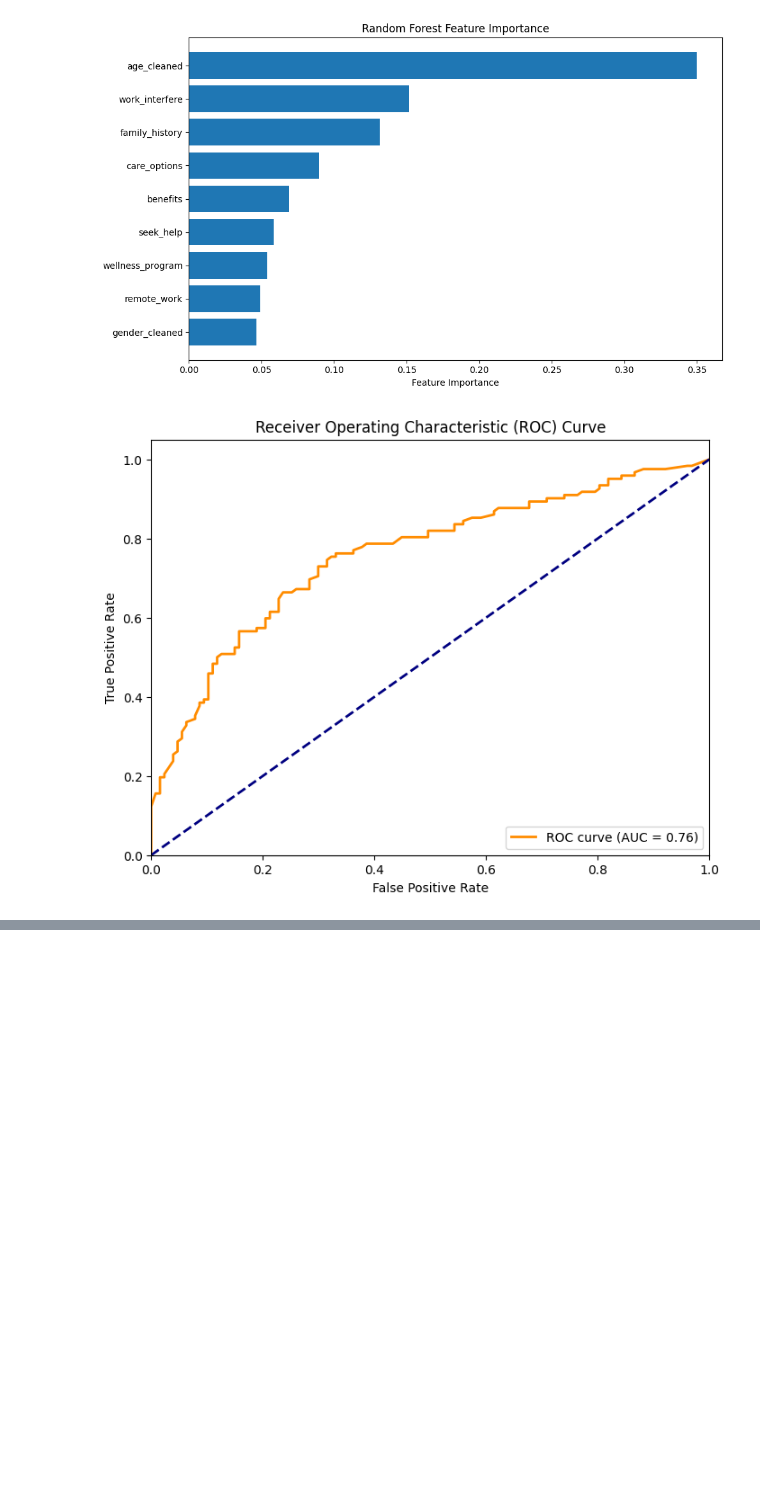
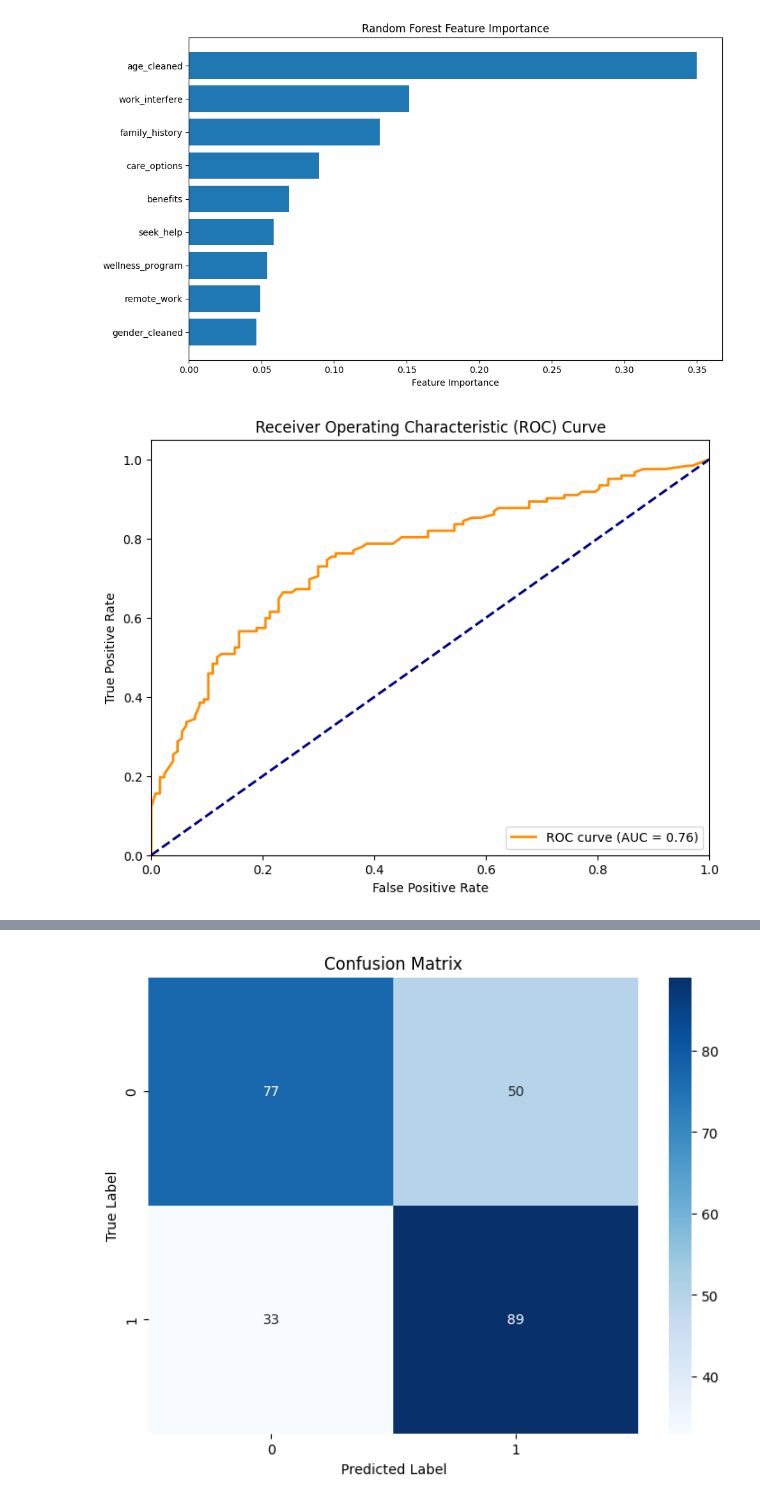
Before and after one commit to jxhangithub/master-machine-learning-engineer, a Jupyter notebook: basic_models/Classification1.ipynb, the cells around one changed output, grey strips where cells are left out. Cells and saved outputs as stored; diff of their text form; code cells hidden in the pictures; blank space fills up the shorter version.

```diff
--- a/basic_models/Classification1.ipynb
+++ b/basic_models/Classification1.ipynb
@@ -1278,7 +1278,7 @@ def prepare_data(df):
     # Select features
     features = ['age_cleaned', 'gender_cleaned', 'family_history',
                'work_interfere', 'remote_work', 'benefits',
-               'care_options', 'wellness_program', 'seek_help']
+               'care_options', 'wellness_program', 'seek_help', 'anonymity']
 
     # Create X (features) and y (target) - make copies to avoid warnings
     X = df_copy[features].copy()
@@ -1562,0 +1566,79 @@ weighted avg       0.71      0.70      0.70       249
+# %%
+# Import necessary libraries
+from xgboost import XGBClassifier
+from sklearn.model_selection import train_test_split
+from sklearn.metrics import accuracy_score, confusion_matrix, classification_report
+from sklearn.preprocessing import StandardScaler
+import matplotlib.pyplot as plt
+import seaborn as sns
+import numpy as np
+
+# Assuming X and y are your features and target variables
+# Split the data
+X_train, X_test, y_train, y_test = train_test_split(X, y, test_size=0.2, random_state=42)
+
+# Scale the features
+scaler = StandardScaler()
+X_train_scaled = scaler.fit_transform(X_train)
+X_test_scaled = scaler.transform(X_test)
+
+# Create and train the XGBoost model
+xgb_model = XGBClassifier(use_label_encoder=False, eval_metric='logloss', random_state=42)
+xgb_model.fit(X_train_scaled, y_train)
+
+# Make predictions
+y_pred = xgb_model.predict(X_test_scaled)
+y_prob = xgb_model.predict_proba(X_test_scaled)
+
+# Evaluate the model
+print("Accuracy:", accuracy_score(y_test, y_pred))
+print("\nClassification Report:")
+print(classification_report(y_test, y_pred))
+
+# Create confusion matrix
+cm = confusion_matrix(y_test, y_pred)
+plt.figure(figsize=(8, 6))
+sns.heatmap(cm, annot=True, fmt='d', cmap='Blues')
+plt.title('Confusion Matrix')
+plt.ylabel('True Label')
+plt.xlabel('Predicted Label')
+plt.show()
+
+# Feature importance
+feature_importance = xgb_model.feature_importances_
+sorted_idx = np.argsort(feature_importance)
+pos = np.arange(sorted_idx.shape[0]) + .5
+
+plt.figure(figsize=(10, 6))
+plt.barh(pos, feature_importance[sorted_idx], align='center')
+plt.yticks(pos, X.columns[sorted_idx])
+plt.xlabel('Feature Importance')
+plt.title('XGBoost Feature Importance')
+plt.tight_layout()
+plt.show()
+
+# ROC Curve
+from sklearn.metrics import roc_curve, auc
+
+fpr, tpr, _ = roc_curve(y_test, y_prob[:, 1])
+roc_auc = auc(fpr, tpr)
+
+plt.figure(figsize=(8, 6))
+plt.plot(fpr, tpr, color='darkorange', lw=2, label=f'ROC curve (AUC = {roc_auc:.2f})')
+plt.plot([0, 1], [0, 1], color='navy', lw=2, linestyle='--')
+plt.xlim([0.0, 1.0])
+plt.ylim([0.0, 1.05])
+plt.xlabel('False Positive Rate')
+plt.ylabel('True Positive Rate')
+plt.title('Receiver Operating Characteristic (ROC) Curve')
+plt.legend(loc="lower right")
+plt.show()
+
+# Learning curve
+from xgboost import plot_importance
+
+plt.figure(figsize=(10, 6))
+plot_importance(xgb_model)
+plt.title('XGBoost Feature Importance')
+plt.show()
+# %% [output]
@@ -1562,0 +1659 @@ weighted avg       0.71      0.70      0.70       249
+[figure, added]
```
Also changed, not shown: parts of 12 cells of this notebook.
